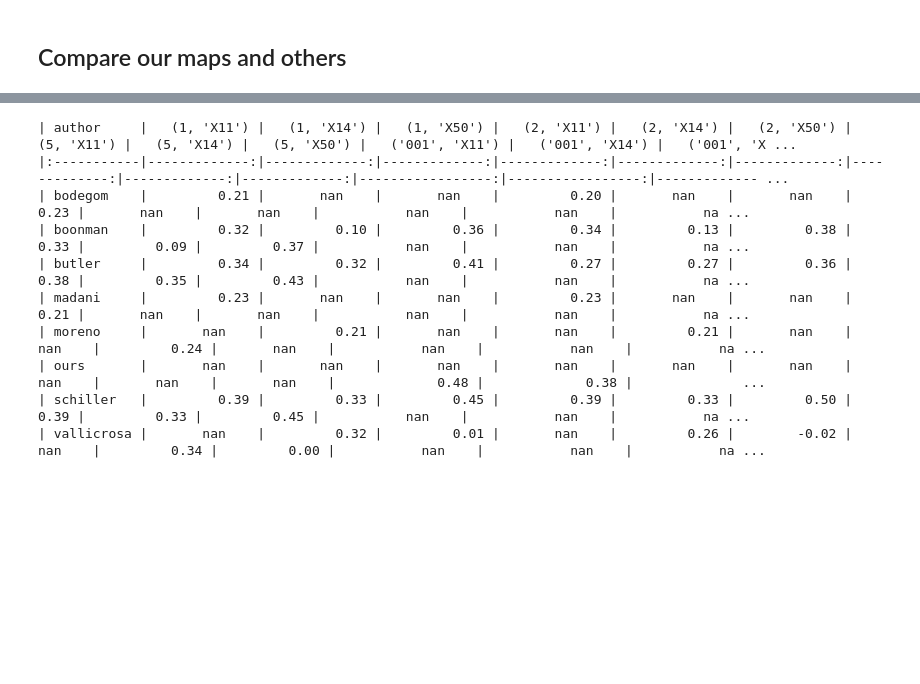
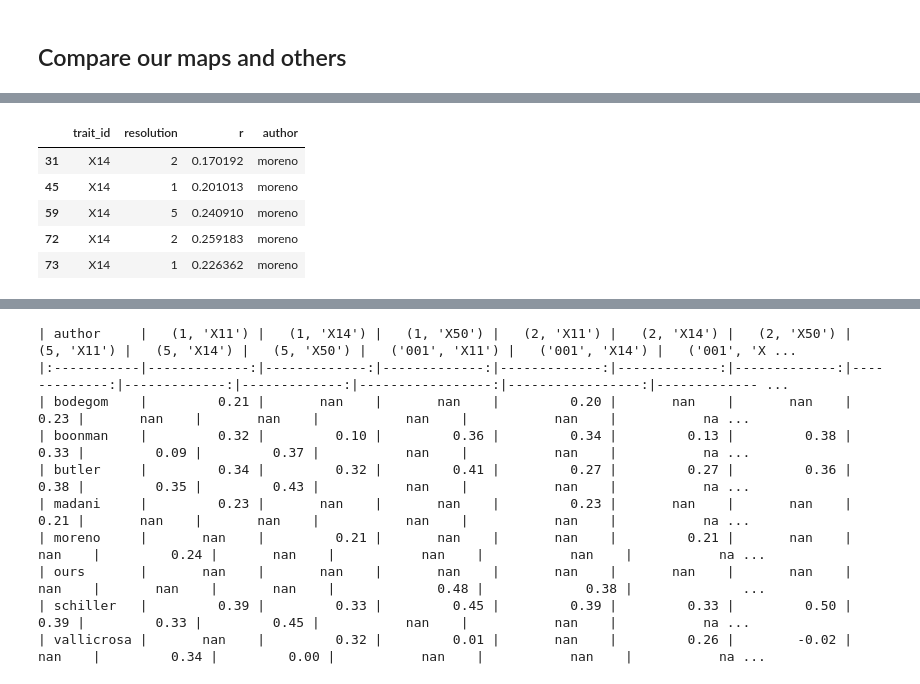
Before and after one commit to GeoSense-Freiburg/cit-sci-traits, a Jupyter notebook: notebooks/2-1_model_analysis/2-1-3_product-comparison.ipynb, the cells around one changed output, grey strips where cells are left out. Drawn from its saved outputs; the diff is of its cells as text; code cells hidden in the pictures; blank space fills up the shorter version.

```diff
--- a/notebooks/2-1_model_analysis/2-1-3_product-comparison.ipynb
+++ b/notebooks/2-1_model_analysis/2-1-3_product-comparison.ipynb
@@ -174,2 +216,11 @@ merged = pd.concat([all_results, other_prods], ignore_index=True)
+# %%
+merged.query("author == 'moreno'")
+# %% [output]
+|  | trait_id | resolution | r | author |
+| 31 | X14 | 2 | 0.170192 | moreno |
+| 45 | X14 | 1 | 0.201013 | moreno |
+| 59 | X14 | 5 | 0.240910 | moreno |
+| 72 | X14 | 2 | 0.259183 | moreno |
+| 73 | X14 | 1 | 0.226362 | moreno |
 # %%
 # Set resolution as a top-level header and trait_id as the second-level header, where the column values are the r values and the rows are the authors
```
Also changed, not shown: parts of 5 cells of this notebook, 2 other files.
